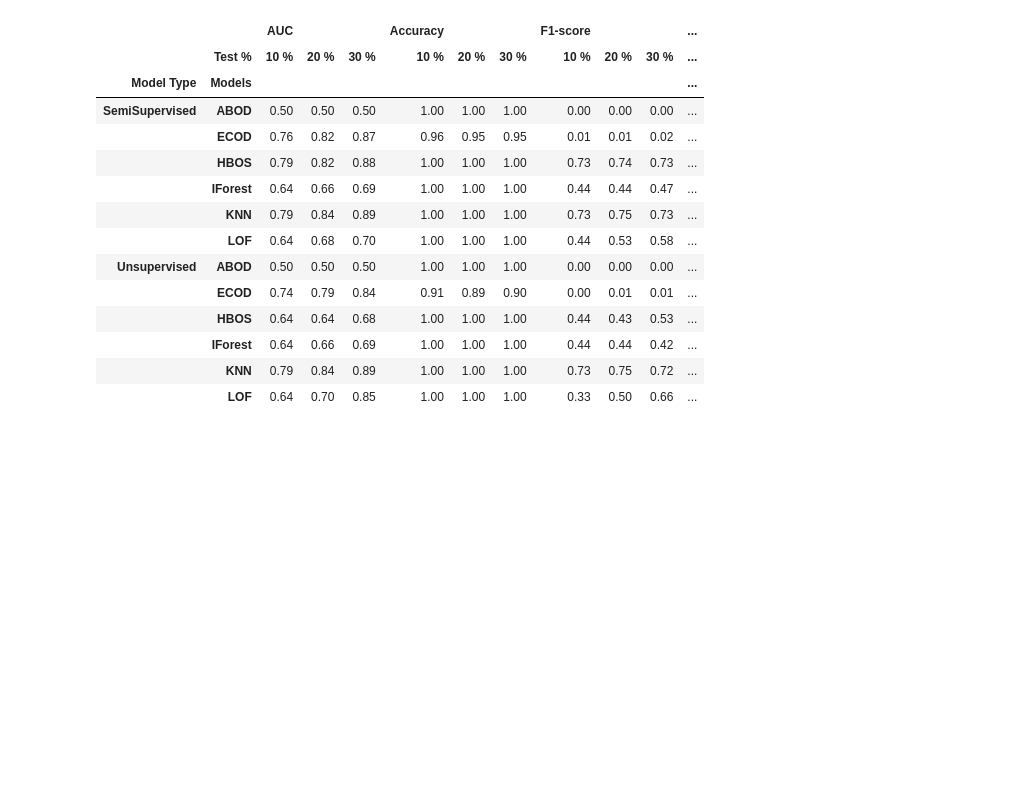
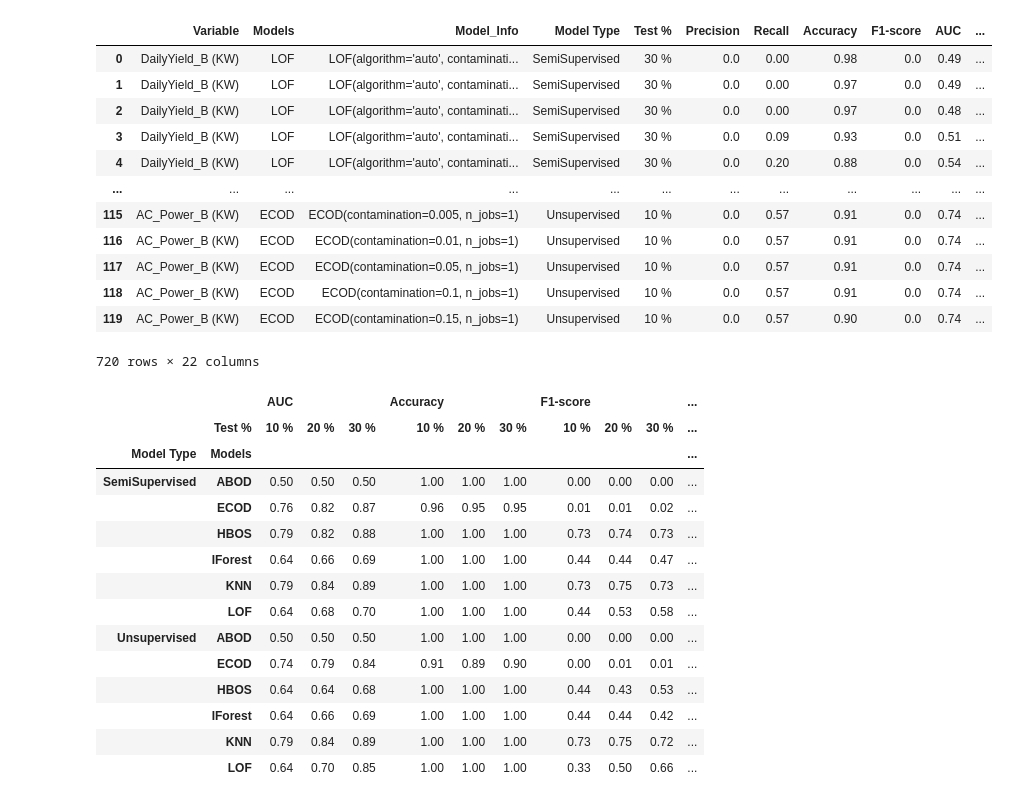
Before and after one commit to luisfernandoagottani/doctorade, a Jupyter notebook: notebooks/loanda/results.ipynb, the cells around one changed output. Drawn from its saved outputs; the diff is of its cells as text; code cells hidden in the pictures; blank space fills up the shorter version.

```diff
--- a/notebooks/loanda/results.ipynb
+++ b/notebooks/loanda/results.ipynb
@@ -30,6 +30,22 @@ results_total = results_total[['Variable','Models', 'Model_Info', 'Model Type',
        'True Negatives', 'False Negatives',
        'Threshold', 'Execution Time (s)', 'Contamination',
        'n_neighbors', 'n_estimators']]
+# %%
+results_total
+# %% [output]
+|  | Variable | Models | Model_Info | Model Type | Test % | Precision | Recall | Accuracy | F1-score | AUC | ... |
+| 0 | DailyYield_B (KW) | LOF | LOF(algorithm='auto', contaminati... | SemiSupervised | 30 % | 0.0 | 0.00 | 0.98 | 0.0 | 0.49 | ... |
+| 1 | DailyYield_B (KW) | LOF | LOF(algorithm='auto', contaminati... | SemiSupervised | 30 % | 0.0 | 0.00 | 0.97 | 0.0 | 0.49 | ... |
+| 2 | DailyYield_B (KW) | LOF | LOF(algorithm='auto', contaminati... | SemiSupervised | 30 % | 0.0 | 0.00 | 0.97 | 0.0 | 0.48 | ... |
+| 3 | DailyYield_B (KW) | LOF | LOF(algorithm='auto', contaminati... | SemiSupervised | 30 % | 0.0 | 0.09 | 0.93 | 0.0 | 0.51 | ... |
+| 4 | DailyYield_B (KW) | LOF | LOF(algorithm='auto', contaminati... | SemiSupervised | 30 % | 0.0 | 0.20 | 0.88 | 0.0 | 0.54 | ... |
+| ... | ... | ... | ... | ... | ... | ... | ... | ... | ... | ... | ... |
+| 115 | AC_Power_B (KW) | ECOD | ECOD(contamination=0.005, n_jobs=1) | Unsupervised | 10 % | 0.0 | 0.57 | 0.91 | 0.0 | 0.74 | ... |
+| 116 | AC_Power_B (KW) | ECOD | ECOD(contamination=0.01, n_jobs=1) | Unsupervised | 10 % | 0.0 | 0.57 | 0.91 | 0.0 | 0.74 | ... |
+| 117 | AC_Power_B (KW) | ECOD | ECOD(contamination=0.05, n_jobs=1) | Unsupervised | 10 % | 0.0 | 0.57 | 0.91 | 0.0 | 0.74 | ... |
+| 118 | AC_Power_B (KW) | ECOD | ECOD(contamination=0.1, n_jobs=1) | Unsupervised | 10 % | 0.0 | 0.57 | 0.91 | 0.0 | 0.74 | ... |
+| 119 | AC_Power_B (KW) | ECOD | ECOD(contamination=0.15, n_jobs=1) | Unsupervised | 10 % | 0.0 | 0.57 | 0.90 | 0.0 | 0.74 | ... |
+720 rows × 22 columns
 # %%
 import plotly.express as px
 df = results_total.copy()
```
Also changed, not shown: parts of 1 cell of this notebook, 1 other file.
